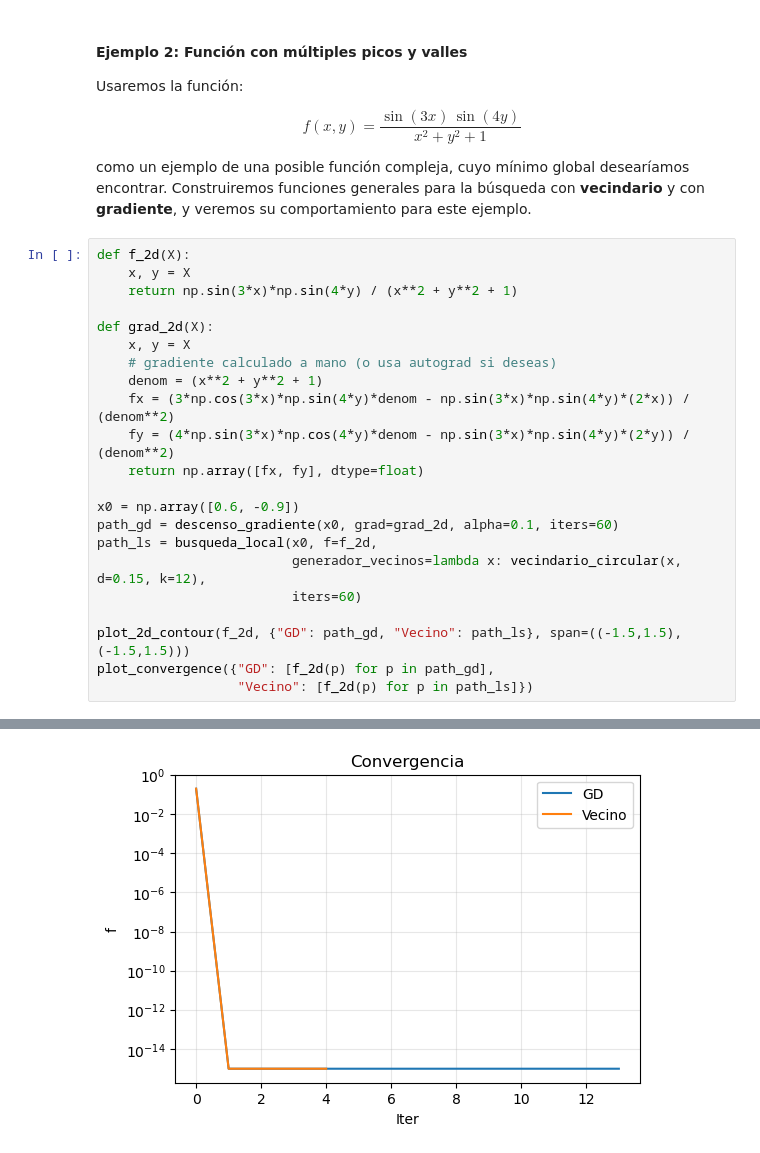
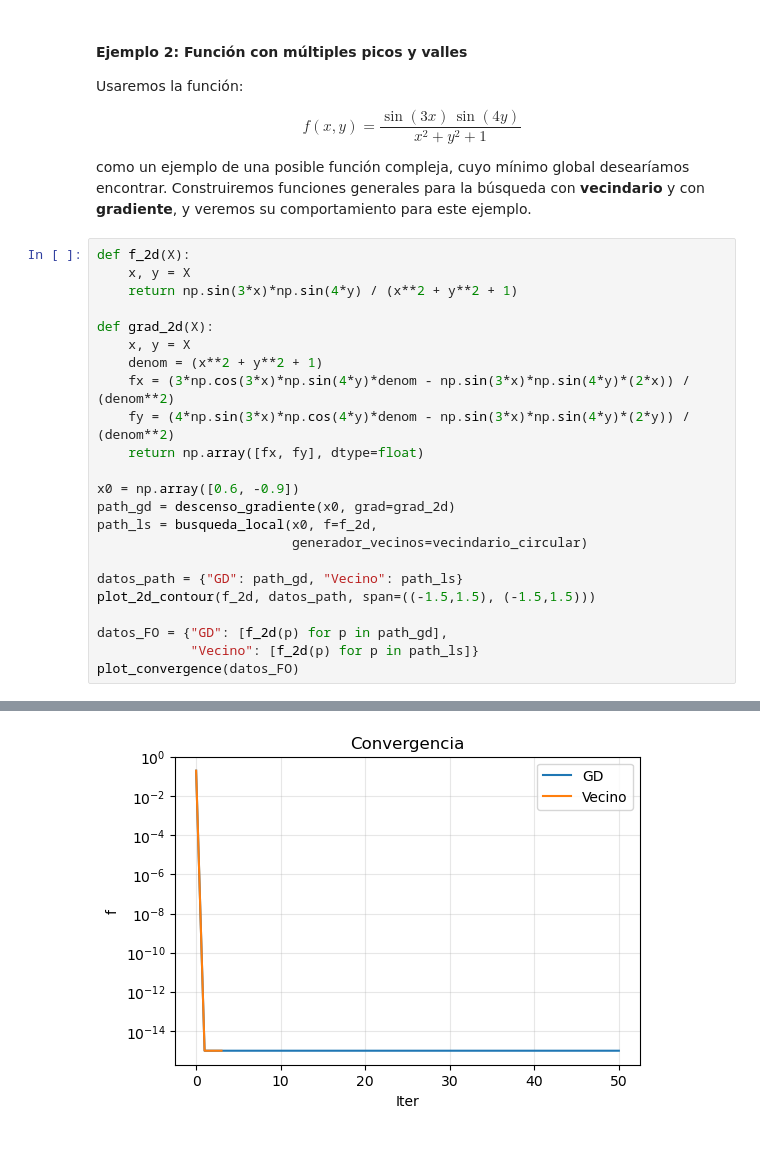
Before and after one commit to milogz/Modelado-en-Optimizacion, a Jupyter notebook: MO_3-1 Busqueda.ipynb, the cells around one changed output, grey strips where cells are left out. Drawn from its saved outputs; the diff is of its cells as text.

```diff
--- a/MO_3-1 Busqueda.ipynb
+++ b/MO_3-1 Busqueda.ipynb
@@ -159,19 +171,20 @@ def f_2d(X):
 
 def grad_2d(X):
     x, y = X
-    # gradiente calculado a mano (o usa autograd si deseas)
     denom = (x**2 + y**2 + 1)
     fx = (3*np.cos(3*x)*np.sin(4*y)*denom - np.sin(3*x)*np.sin(4*y)*(2*x)) / (denom**2)
     fy = (4*np.sin(3*x)*np.cos(4*y)*denom - np.sin(3*x)*np.sin(4*y)*(2*y)) / (denom**2)
     return np.array([fx, fy], dtype=float)
 
 x0 = np.array([0.6, -0.9])
-path_gd = descenso_gradiente(x0, grad=grad_2d, alpha=0.1, iters=60)
+path_gd = descenso_gradiente(x0, grad=grad_2d)
 path_ls = busqueda_local(x0, f=f_2d,
-                         generador_vecinos=lambda x: vecindario_circular(x, d=0.15, k=12),
-                         iters=60)
+                         generador_vecinos=vecindario_circular)
 
-plot_2d_contour(f_2d, {"GD": path_gd, "Vecino": path_ls}, span=((-1.5,1.5), (-1.5,1.5)))
-plot_convergence({"GD": [f_2d(p) for p in path_gd],
-                  "Vecino": [f_2d(p) for p in path_ls]})
+datos_path = {"GD": path_gd, "Vecino": path_ls}
+plot_2d_contour(f_2d, datos_path, span=((-1.5,1.5), (-1.5,1.5)))
+
+datos_FO = {"GD": [f_2d(p) for p in path_gd],
+            "Vecino": [f_2d(p) for p in path_ls]}
+plot_convergence(datos_FO)
 # %% [output]
@@ -179 +192 @@ plot_convergence({"GD": [f_2d(p) for p in path_gd],
-[figure, old version]
+[figure, new version]
```
Also changed, not shown: parts of 7 cells of this notebook, 1 other file.
